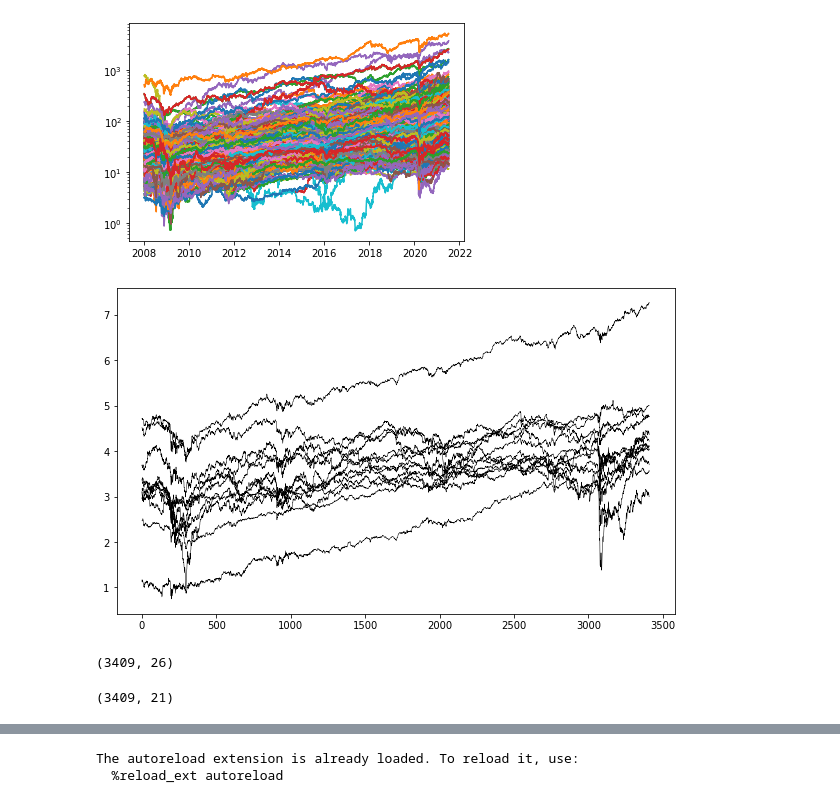
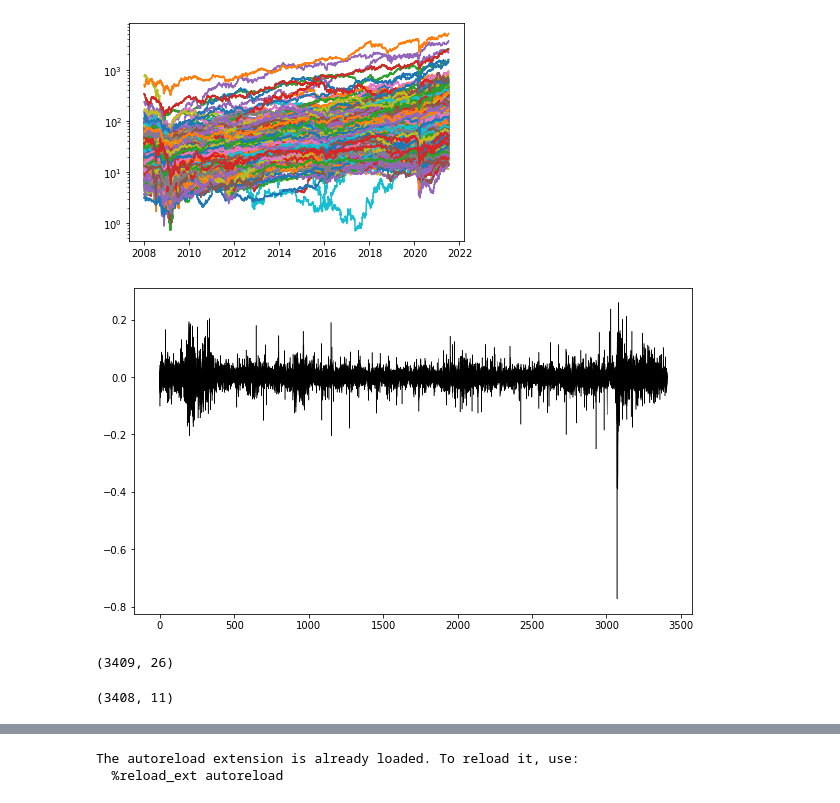
Before and after one commit to christiando/gaussian-toolbox, a Jupyter notebook: notebooks/heteroskedasticity/FinanceData.ipynb, the cells around one changed output, grey strips where cells are left out. Cells and saved outputs as stored; diff of their text form; code cells hidden in the pictures.

```diff
--- a/notebooks/heteroskedasticity/FinanceData.ipynb
+++ b/notebooks/heteroskedasticity/FinanceData.ipynb
@@ -38,12 +38,11 @@ pyplot.show()
 # %%
 import numpy
 pyplot.figure(figsize=(10,6))
 np_data = data.to_numpy()
-pyplot.plot(numpy.log(np_data[1:-1:,::40]), 'k', lw=.5)
-
+pyplot.plot(numpy.diff(numpy.log(np_data[1:-1:,::40]), axis=0), 'k', lw=.5)
 pyplot.show()
 # %% [output]
-[figure, old version]
+[figure, new version]
 # %%
 numpy.log(np_data[2:,::20] / np_data[1:-1:,::20]).shape
 # %% [output]
@@ -53,13 +52,13 @@ from sklearn.decomposition import PCA
 from scipy.stats import zscore
 # %%
 pca = PCA()
-X = numpy.log(np_data[2:,::20])
+X = numpy.diff(numpy.log(np_data[2:,::40]), axis=0)
 X = X[:,numpy.sum(numpy.isnan(X),axis=0) < 50]
 X[numpy.isnan(X)] = 0
 X = zscore(X)
 X.shape
 # %% [output]
-(3409, 21)
+(3408, 11)
 # %%
 pca.fit(X[:,:20])
 pyplot.plot(pca.explained_variance_ratio_)
```
Also changed, not shown: parts of 12 cells of this notebook.
